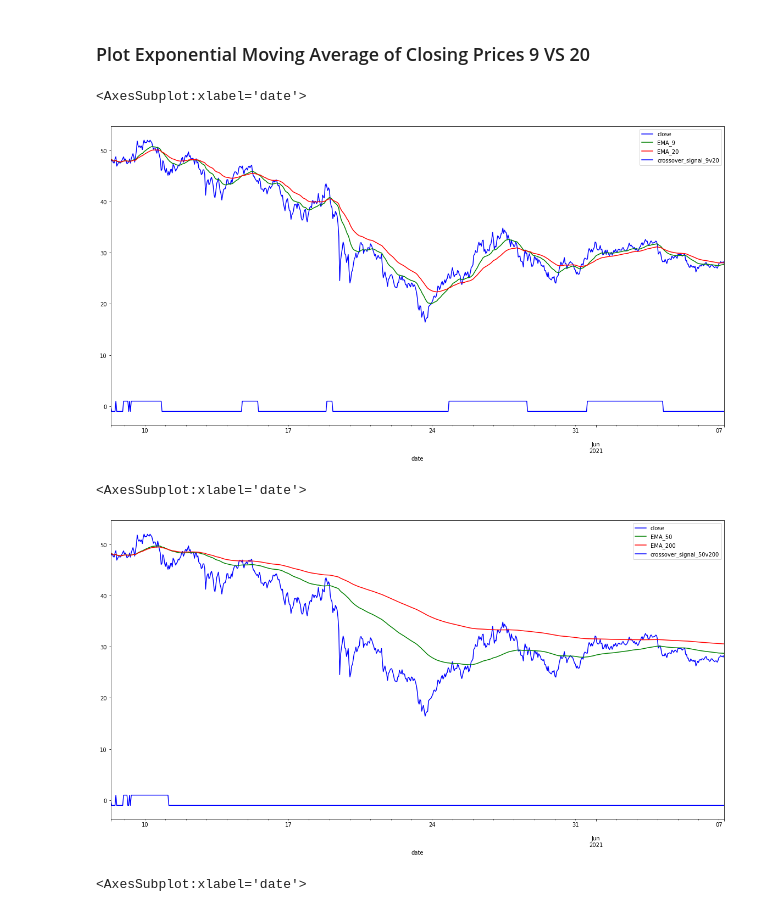
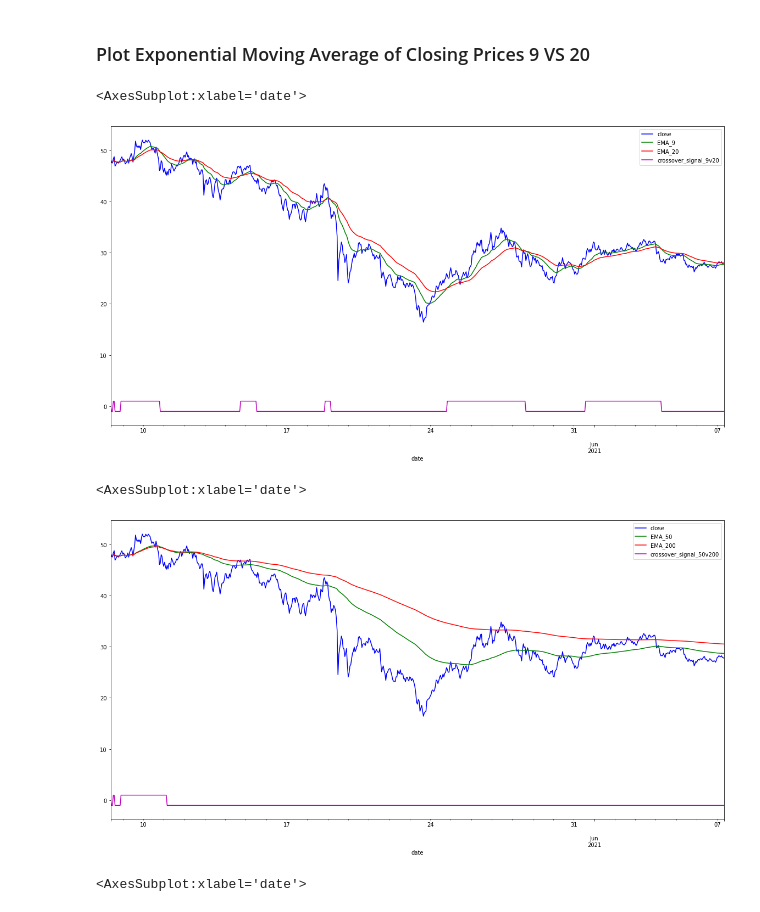
Before and after one commit to Hash3rown/monu-fintech-Project-2, a Jupyter notebook: sandbox/alex_work.ipynb, the cells around one changed output. Cells and saved outputs as stored; diff of their text form; code cells hidden in the pictures.

```diff
--- a/sandbox/alex_work.ipynb
+++ b/sandbox/alex_work.ipynb
@@ -208,18 +209,18 @@ crossover_signal_50v200
 ### Plot Exponential Moving Average of Closing Prices 9 VS 20
 # %%
 # Plot the EMA of BTC/USD closing prices
-historical_prices_df[['close', 'EMA_9', 'EMA_20', 'crossover_signal_9v20']].plot(figsize=(20,10), color=['b', 'g', 'r', 'b'])
+historical_prices_df[['close', 'EMA_9', 'EMA_20', 'crossover_signal_9v20']].plot(figsize=(20,10), color=['b', 'g', 'r', 'm'])
 # %% [output]
 <AxesSubplot:xlabel='date'>
-[figure, old version]
+[figure, new version]
 # %%
 ### Plot Exponential Moving Average of Closing Prices 50 VS 200
 # %%
 # Plot the EMA of BTC/USD closing prices
-historical_prices_df[['close', 'EMA_50', 'EMA_200', 'crossover_signal_50v200']].plot(figsize=(20,10), color=['b', 'g', 'r', 'b'])
+historical_prices_df[['close', 'EMA_50', 'EMA_200', 'crossover_signal_50v200']].plot(figsize=(20,10), color=['b', 'g', 'r', 'm'])
 # %% [output]
 <AxesSubplot:xlabel='date'>
-[figure, old version]
+[figure, new version]
 # %%
 # Plot the EMA of BTC/USD closing prices
 historical_prices_df[['close', 'EMA_9', 'EMA_20', 'EMA_50', 'EMA_200']].plot(figsize=(20,10))
```
Also changed, not shown: parts of 44 cells of this notebook.
